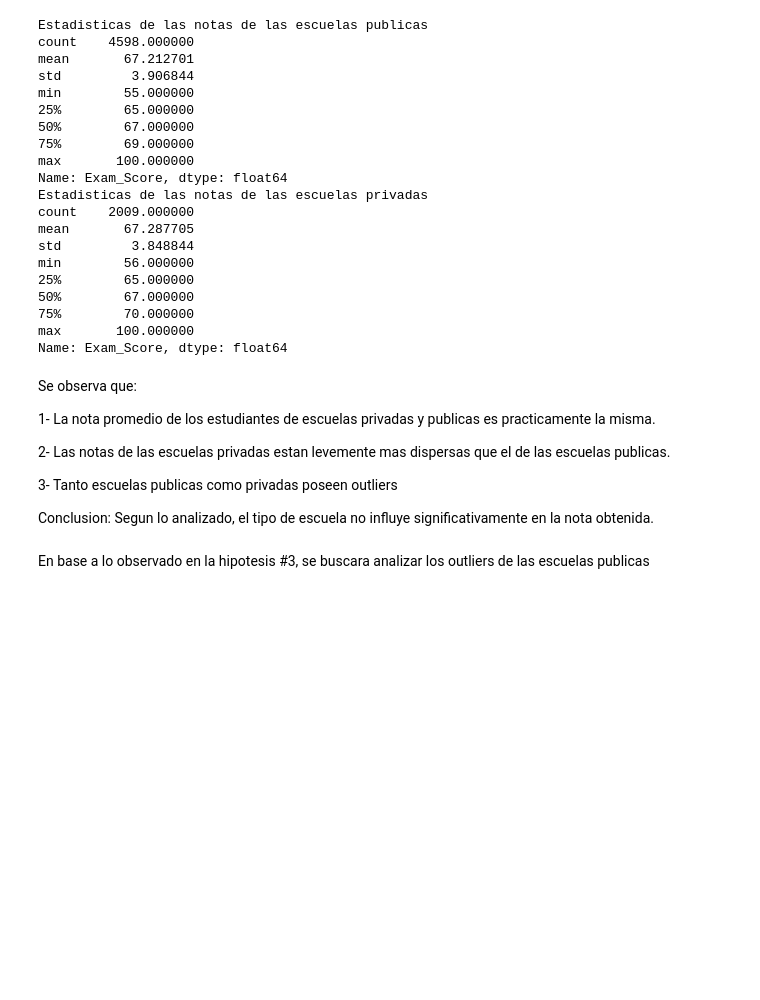
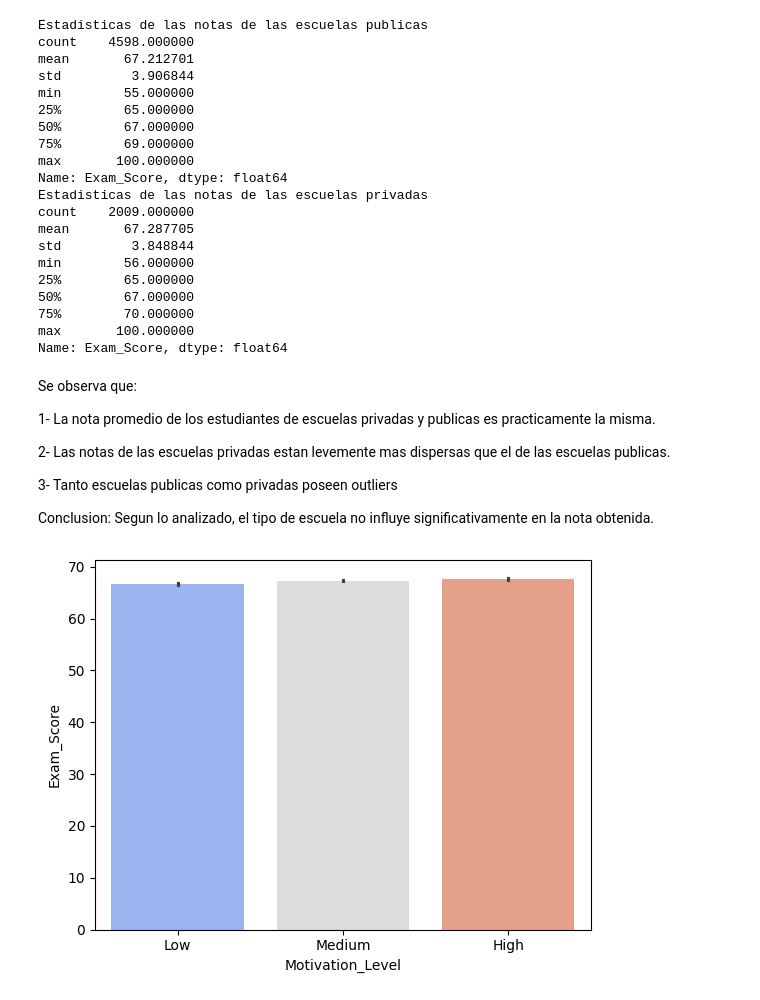
Before and after one commit to LuqGon/student_performance, a Jupyter notebook: student_performance_factors.ipynb, the cells around one changed output. Drawn from its saved outputs; the diff is of its cells as text; code cells hidden in the pictures; blank space fills up the shorter version.

```diff
--- a/student_performance_factors.ipynb
+++ b/student_performance_factors.ipynb
@@ -171,7 +207,8 @@ Se observa que:
  3- Tanto escuelas publicas como privadas poseen outliers
 
 Conclusion: Segun lo analizado, el tipo de escuela no influye significativamente en la nota obtenida.
-# %% [markdown]
-En base a lo observado en la hipotesis #3, se buscara analizar los outliers de las escuelas publicas
 # %%
-alumnos_escuela_publica = student_performance.loc[student_performance["School_Type"] == "Public"]
+sns.barplot(data=student_performance,x='Motivation_Level',y='Exam_Score',hue='Motivation_Level',palette='coolwarm')
+plt.show()
+# %% [output]
+[figure, added]
```
Also changed, not shown: parts of 13 cells of this notebook.
